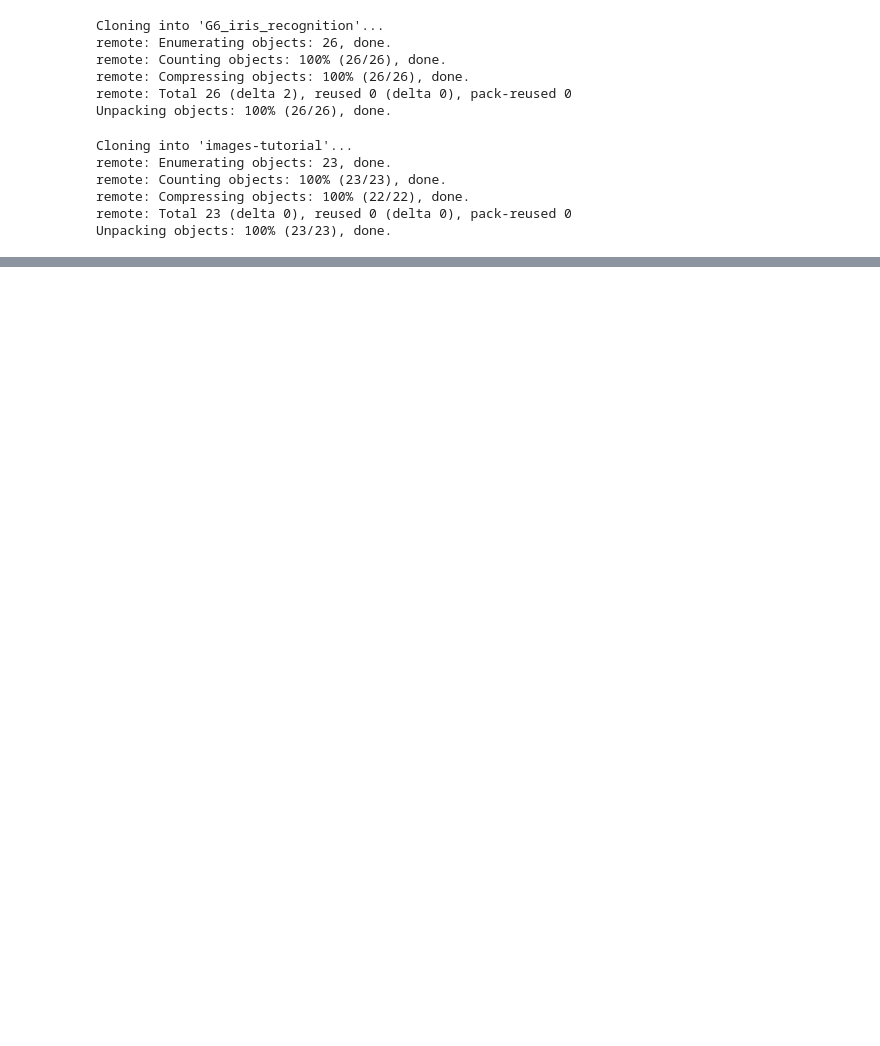
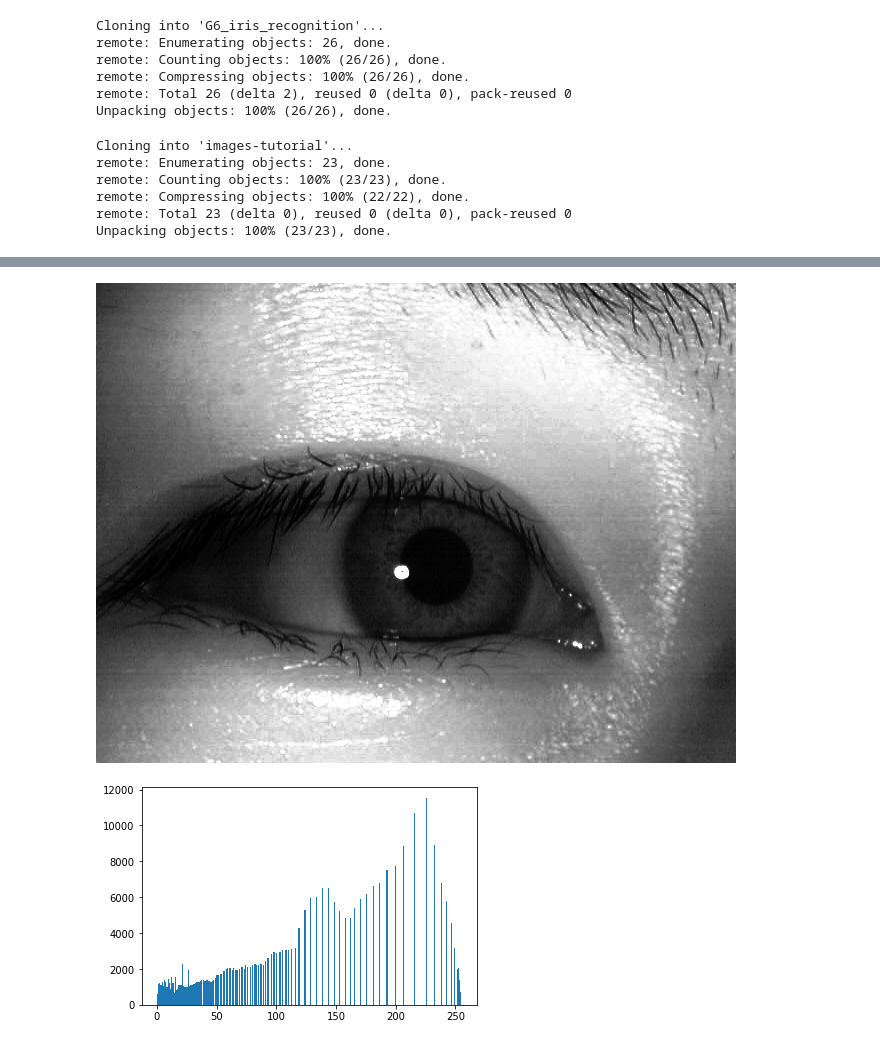
Before and after one commit to AntonioFuziy/iris_recognition, a Jupyter notebook: Iris_Recognition.ipynb, the cells around one changed output, grey strips where cells are left out. Drawn from its saved outputs; the diff is of its cells as text; code cells hidden in the pictures; blank space fills up the shorter version.

Commit message:
Adding clone commands  to add images and test image show

```diff
--- a/Iris_Recognition.ipynb
+++ b/Iris_Recognition.ipynb
@@ -33,0 +48,13 @@ Checking out files: 100% (1163/1163), done.
+# %%
+# #seu código vai aqui
+image_0002 = cv2.imread("images/0002/0002_019.bmp")
+
+image_gray = cv2.cvtColor(image_0002, cv2.COLOR_BGR2GRAY)
+
+imgeq=cv2.equalizeHist(image_gray)
+cv2_imshow(imgeq)
+plt.hist(imgeq.ravel(),bins=256,range=[0,255])
+plt.show()
+# %% [output]
+[figure, added]
+[figure, added]
```
Also changed, not shown: parts of 6 cells of this notebook.
